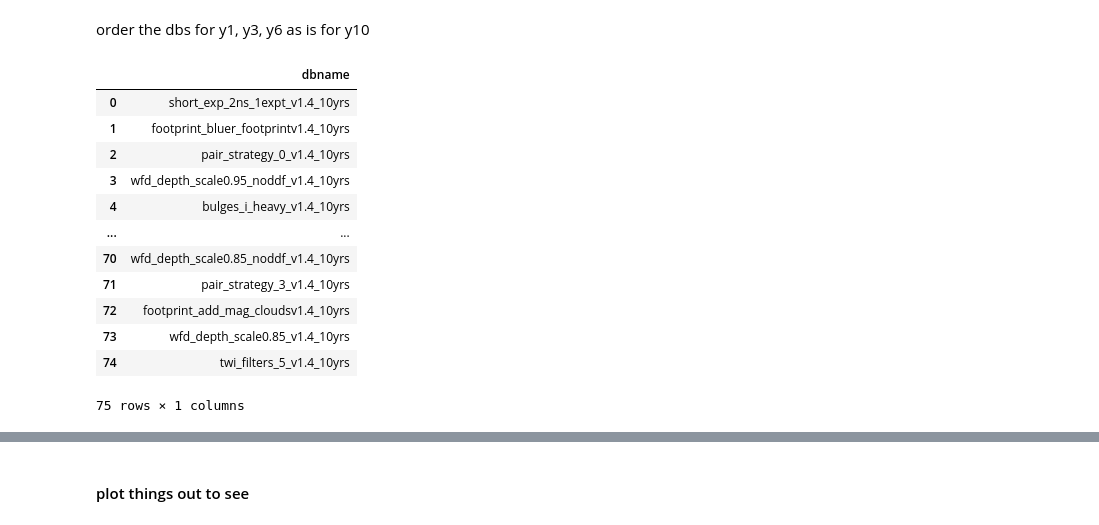
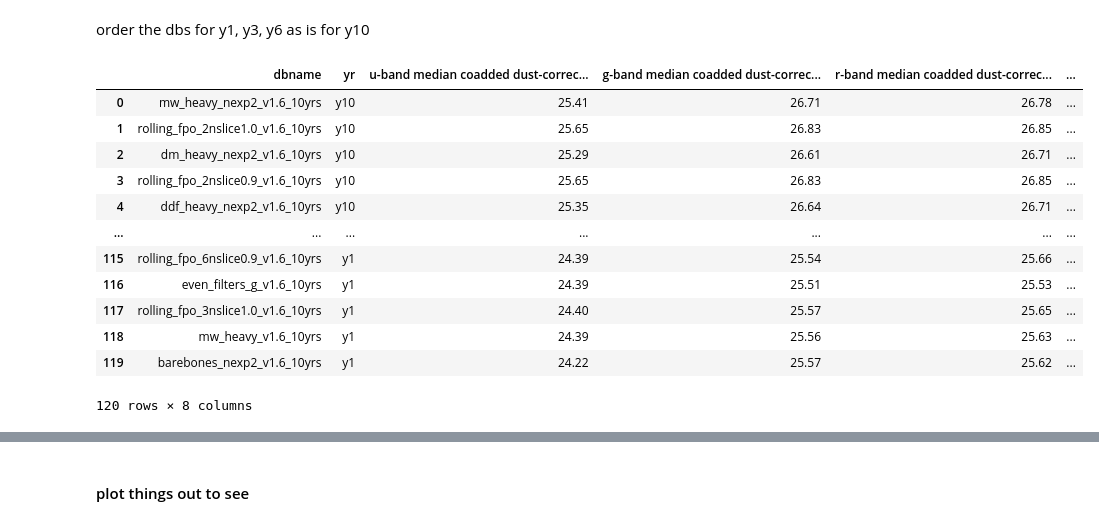
Before and after one commit to LSSTDESC/ObsStrat, a Jupyter notebook: postwp/paper_data_exgalm5-related.ipynb, the cells around one changed output, grey strips where cells are left out. Drawn from its saved outputs; the diff is of its cells as text; code cells hidden in the pictures.

```diff
--- a/postwp/paper_data_exgalm5-related.ipynb
+++ b/postwp/paper_data_exgalm5-related.ipynb
@@ -35,6 +35,6 @@ rcparams['xtick.top'] = True
 rcparams['ytick.right'] = True
 for key in rcparams: mpl.rcParams[key] = rcparams[key]
 # %%
-path = '/global/cscratch1/sd/awan/lsst_output/post_wp_output_v1.4_-0.1cuts/exgalm5_data/summary_data/'
+path = '/global/cscratch1/sd/awan/lsst_output/post_wp_output_v1.6_-0.1cuts/exgalm5_data/summary_data/'
 #os.listdir(path)
 # %%
@@ -246,17 +255,2 @@ order the dbs for y1, y3, y6 as is for y10
 # %%
 y10_order = pd.DataFrame({'dbname': depth_med_all_yrs['y10']['dbname']})
-y10_order
-# %% [output]
-|  | dbname |
-| 0 | short_exp_2ns_1expt_v1.4_10yrs |
-| 1 | footprint_bluer_footprintv1.4_10yrs |
-| 2 | pair_strategy_0_v1.4_10yrs |
-| 3 | wfd_depth_scale0.95_noddf_v1.4_10yrs |
-| 4 | bulges_i_heavy_v1.4_10yrs |
-| ... | ... |
-| 70 | wfd_depth_scale0.85_noddf_v1.4_10yrs |
-| 71 | pair_strategy_3_v1.4_10yrs |
-| 72 | footprint_add_mag_cloudsv1.4_10yrs |
-| 73 | wfd_depth_scale0.85_v1.4_10yrs |
-| 74 | twi_filters_5_v1.4_10yrs |
-75 rows × 1 columns
@@ -265,13 +257,29 @@ y10_order
 # %%
-# median depth data
-data_to_save = pd.DataFrame()
+# median depth data - move away from the nested dictionary
+depth_data = pd.DataFrame()
 for i, yr_tag in enumerate( depth_med_all_yrs ):
     depth_med_all_yrs[yr_tag] = y10_order.merge(depth_med_all_yrs[yr_tag], on='dbname')
 
     if i == 0:
-        data_to_save = depth_med_all_yrs[yr_tag]
+        depth_data = depth_med_all_yrs[yr_tag]
     else:
         # stack them up
-        data_to_save = data_to_save.append(depth_med_all_yrs[yr_tag])
+        depth_data = depth_data.append(depth_med_all_yrs[yr_tag])
 
-data_to_save.reset_index(inplace=True, drop=True)
+depth_data.reset_index(inplace=True, drop=True)
+
+depth_data
+# %% [output]
+|  | dbname | yr | u-band median coadded dust-correc... | g-band median coadded dust-correc... | r-band median coadded dust-correc... | ... |
+| 0 | mw_heavy_nexp2_v1.6_10yrs | y10 | 25.41 | 26.71 | 26.78 | ... |
+| 1 | rolling_fpo_2nslice1.0_v1.6_10yrs | y10 | 25.65 | 26.83 | 26.85 | ... |
+| 2 | dm_heavy_nexp2_v1.6_10yrs | y10 | 25.29 | 26.61 | 26.71 | ... |
+| 3 | rolling_fpo_2nslice0.9_v1.6_10yrs | y10 | 25.65 | 26.83 | 26.85 | ... |
+| 4 | ddf_heavy_nexp2_v1.6_10yrs | y10 | 25.35 | 26.64 | 26.71 | ... |
+| ... | ... | ... | ... | ... | ... | ... |
+| 115 | rolling_fpo_6nslice0.9_v1.6_10yrs | y1 | 24.39 | 25.54 | 25.66 | ... |
+| 116 | even_filters_g_v1.6_10yrs | y1 | 24.39 | 25.51 | 25.53 | ... |
+| 117 | rolling_fpo_3nslice1.0_v1.6_10yrs | y1 | 24.40 | 25.57 | 25.65 | ... |
+| 118 | mw_heavy_v1.6_10yrs | y1 | 24.39 | 25.56 | 25.63 | ... |
+| 119 | barebones_nexp2_v1.6_10yrs | y1 | 24.22 | 25.57 | 25.62 | ... |
+120 rows × 8 columns
```
Also changed, not shown: parts of 32 cells of this notebook.
